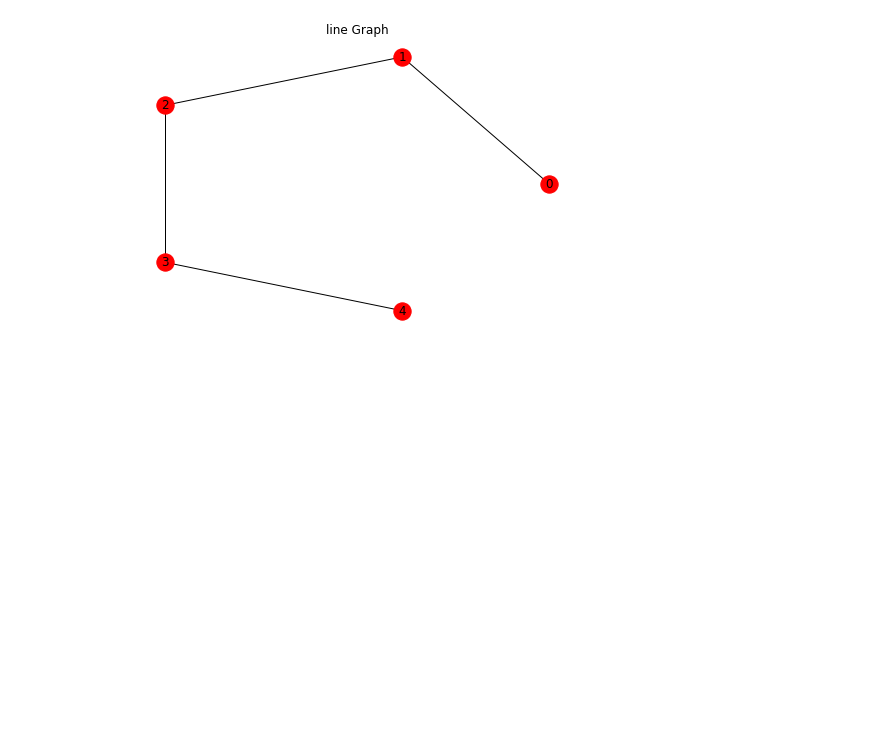
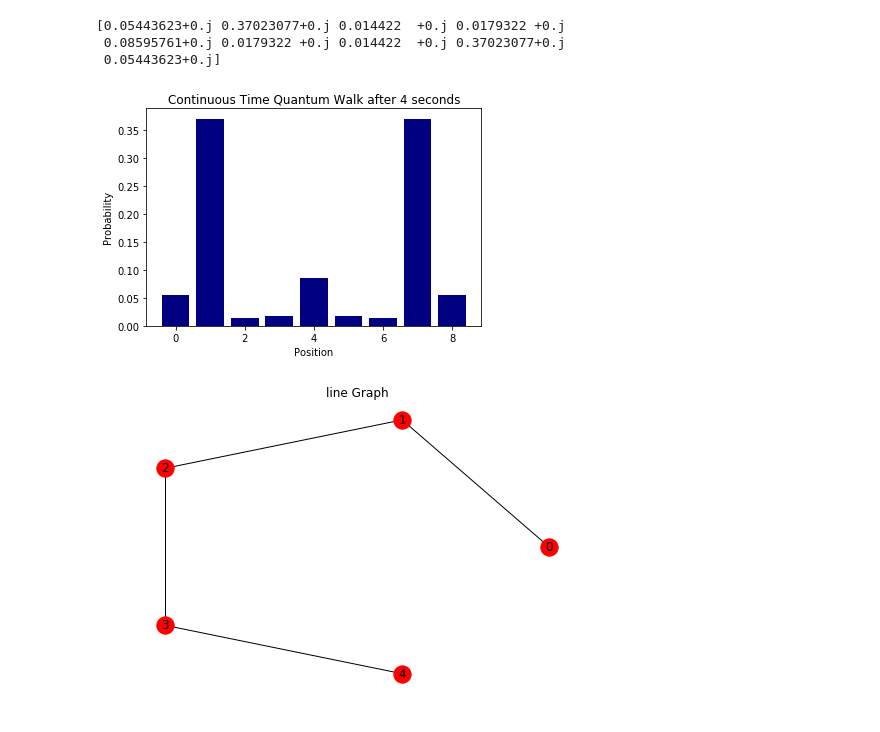
Before and after one commit to gmitchener/quantum_project, a Jupyter notebook: CTQW_notebook.ipynb, the cells around one changed output. Saved outputs shown, nothing was run; the diff lists cells and outputs as text; code cells hidden in the pictures; blank space fills up the shorter version.

```diff
--- a/CTQW_notebook.ipynb
+++ b/CTQW_notebook.ipynb
@@ -133,6 +133,14 @@ def plot_contour(T,G,Z,probs,tstart,tend):
     plt.xlabel('Time')
     plt.ylabel('Total Probability')
     plt.show()
+# %%
+G, psi_i, T = prob_dis(line, 9, 4)
+plot_probs(G,psi_i,T)
+# %% [output]
+[0.05443623+0.j 0.37023077+0.j 0.014422  +0.j 0.0179322 +0.j
+ 0.08595761+0.j 0.0179322 +0.j 0.014422  +0.j 0.37023077+0.j
+ 0.05443623+0.j]
+[figure, added]
 # %%
 plot_graph(line,5)
 G, psi_i, T = prob_dis(line, 5, 10)
```
Also changed, not shown: 4 other files.
